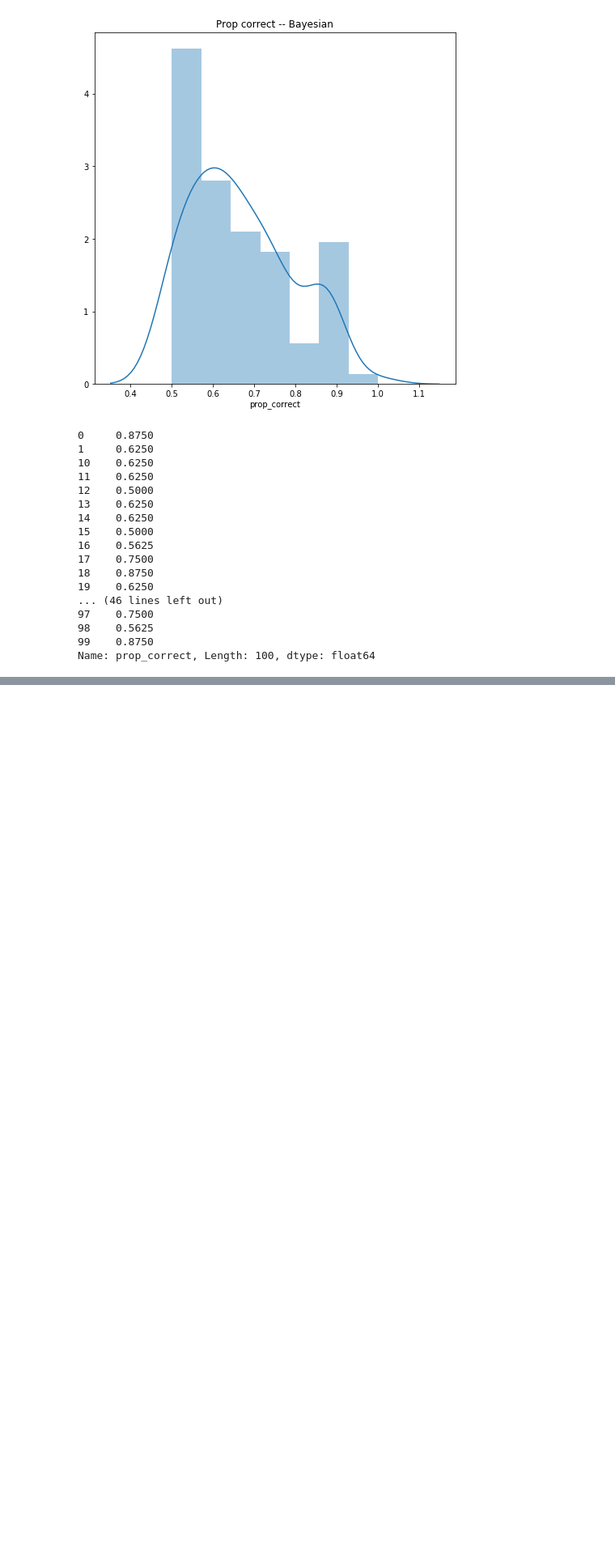
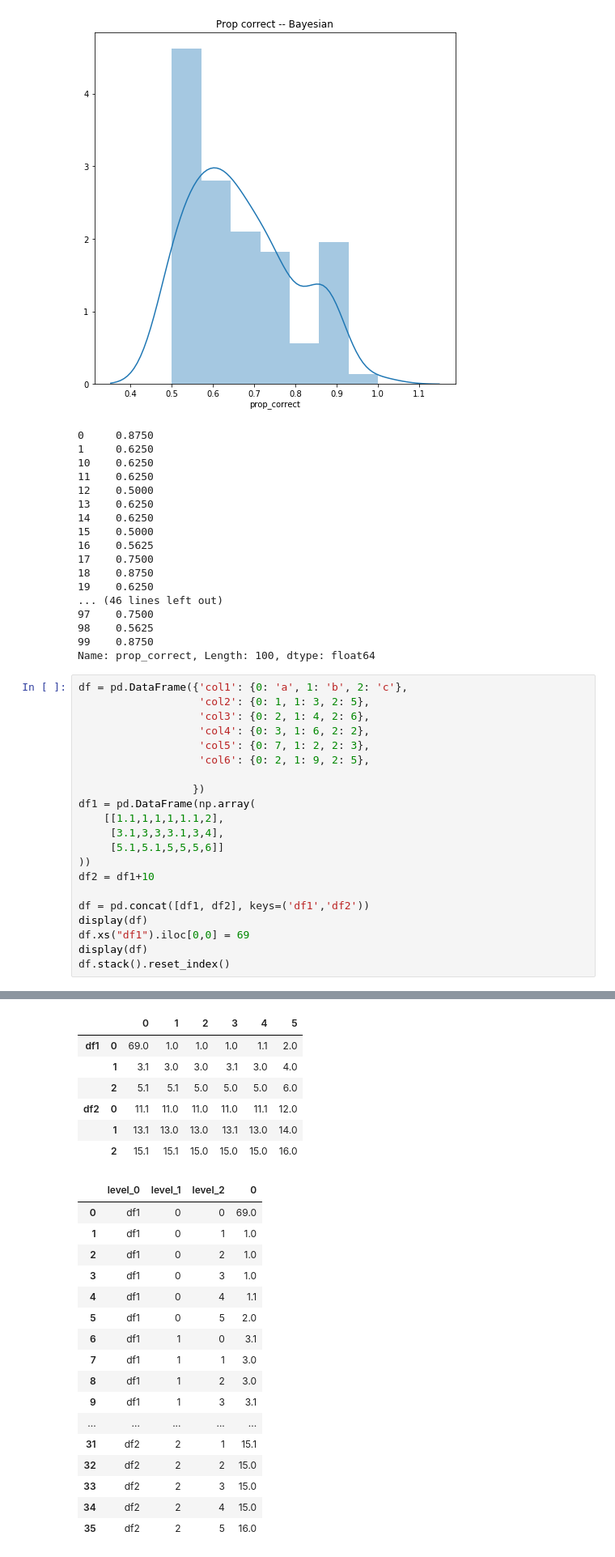
Before and after one commit to shahcompbio/scgenome-deprecated, a Jupyter notebook: notebooks/bayes_v_naive-Copy1.ipynb, the cells around one changed output, grey strips where cells are left out. Shown at 81% size. Cells and saved outputs as stored; diff of their text form; blank space fills up the shorter version.

```diff
--- a/notebooks/bayes_v_naive-Copy1.ipynb
+++ b/notebooks/bayes_v_naive-Copy1.ipynb
@@ -104,3 +104,25 @@ Text(0.5,1,'Prop correct -- Bayesian')
 98    0.5625
 99    0.8750
 Name: prop_correct, Length: 100, dtype: float64
+# %%
+df = pd.DataFrame({'col1': {0: 'a', 1: 'b', 2: 'c'},
+                   'col2': {0: 1, 1: 3, 2: 5},
+                   'col3': {0: 2, 1: 4, 2: 6},
+                   'col4': {0: 3, 1: 6, 2: 2},
+                   'col5': {0: 7, 1: 2, 2: 3},
+                   'col6': {0: 2, 1: 9, 2: 5},
+
+                  })
+df1 = pd.DataFrame(np.array(
+    [[1.1,1,1,1,1.1,2],
+     [3.1,3,3,3.1,3,4],
+     [5.1,5.1,5,5,5,6]]
+))
+df2 = df1+10
+
+df = pd.concat([df1, df2], keys=('df1','df2'))
+display(df)
+df.xs("df1").iloc[0,0] = 69
+display(df)
+df.stack().reset_index()
+# %% [output]
@@ -106,0 +136,24 @@ Name: prop_correct, Length: 100, dtype: float64
+|  |  | 0 | 1 | 2 | 3 | 4 | 5 |
+| df1 | 0 | 69.0 | 1.0 | 1.0 | 1.0 | 1.1 | 2.0 |
+|  | 1 | 3.1 | 3.0 | 3.0 | 3.1 | 3.0 | 4.0 |
+|  | 2 | 5.1 | 5.1 | 5.0 | 5.0 | 5.0 | 6.0 |
+| df2 | 0 | 11.1 | 11.0 | 11.0 | 11.0 | 11.1 | 12.0 |
+|  | 1 | 13.1 | 13.0 | 13.0 | 13.1 | 13.0 | 14.0 |
+|  | 2 | 15.1 | 15.1 | 15.0 | 15.0 | 15.0 | 16.0 |
+|  | level_0 | level_1 | level_2 | 0 |
+| 0 | df1 | 0 | 0 | 69.0 |
+| 1 | df1 | 0 | 1 | 1.0 |
+| 2 | df1 | 0 | 2 | 1.0 |
+| 3 | df1 | 0 | 3 | 1.0 |
+| 4 | df1 | 0 | 4 | 1.1 |
+| 5 | df1 | 0 | 5 | 2.0 |
+| 6 | df1 | 1 | 0 | 3.1 |
+| 7 | df1 | 1 | 1 | 3.0 |
+| 8 | df1 | 1 | 2 | 3.0 |
+| 9 | df1 | 1 | 3 | 3.1 |
+| ... | ... | ... | ... | ... |
+| 31 | df2 | 2 | 1 | 15.1 |
+| 32 | df2 | 2 | 2 | 15.0 |
+| 33 | df2 | 2 | 3 | 15.0 |
+| 34 | df2 | 2 | 4 | 15.0 |
+| 35 | df2 | 2 | 5 | 16.0 |
```
Also changed, not shown: parts of 1 cell of this notebook, 7 other files.
